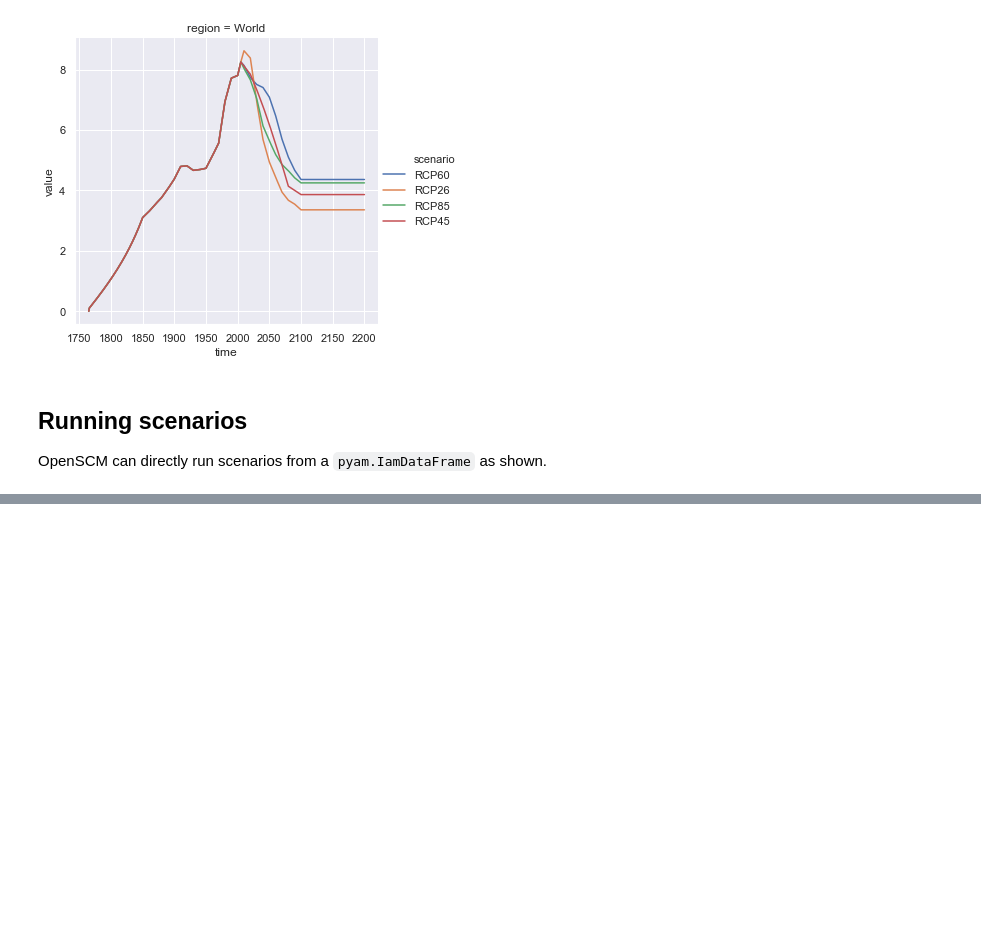
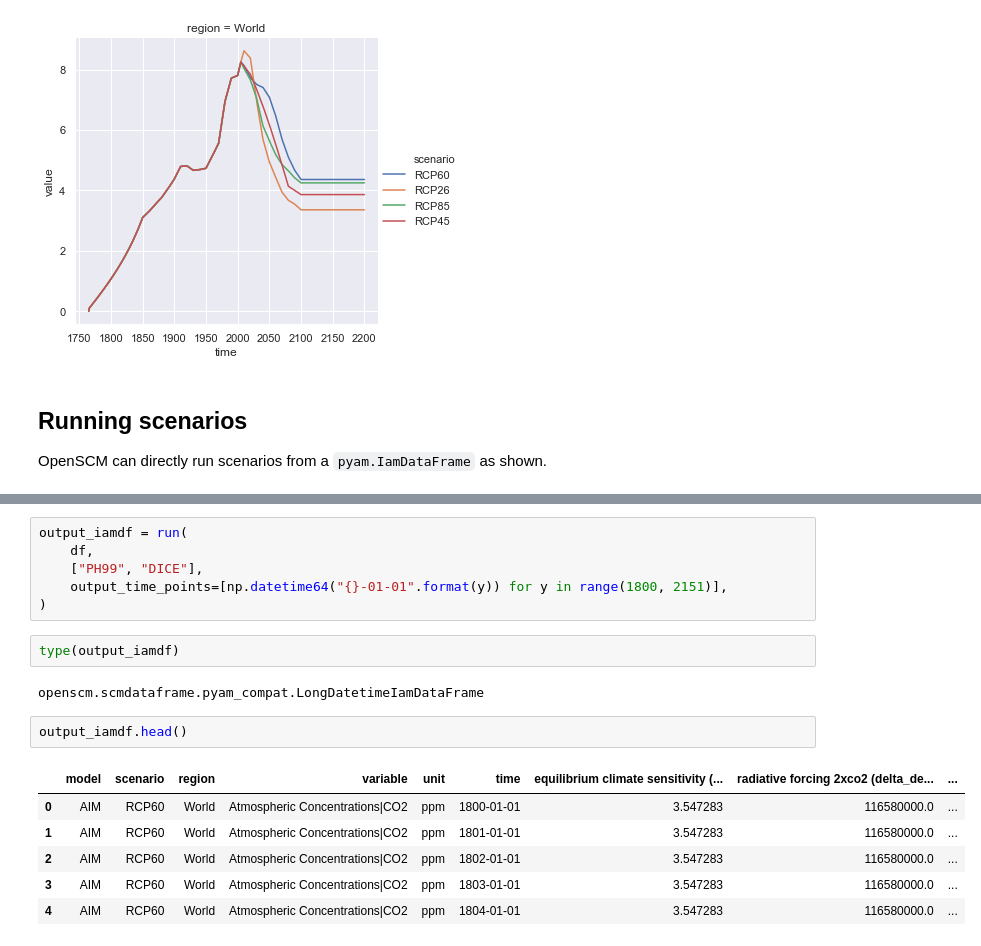
Before and after one commit to openscm/openscm, a Jupyter notebook: notebooks/pyam-integration.ipynb, the cells around one changed output, grey strips where cells are left out. Saved outputs shown, nothing was run; the diff lists cells and outputs as text; blank space fills up the shorter version.

```diff
--- a/notebooks/pyam-integration.ipynb
+++ b/notebooks/pyam-integration.ipynb
@@ -142,0 +118,19 @@ Rounding PH99 timestep to nearest integer
+# %%
+output_iamdf = run(
+    df,
+    ["PH99", "DICE"],
+    output_time_points=[np.datetime64("{}-01-01".format(y)) for y in range(1800, 2151)],
+)
+# %%
+type(output_iamdf)
+# %% [output]
+openscm.scmdataframe.pyam_compat.LongDatetimeIamDataFrame
+# %%
+output_iamdf.head()
+# %% [output]
+|  | model | scenario | region | variable | unit | time | equilibrium climate sensitivity (... | radiative forcing 2xco2 (delta_de... | ... |
+| 0 | AIM | RCP60 | World | Atmospheric Concentrations|CO2 | ppm | 1800-01-01 | 3.547283 | 116580000.0 | ... |
+| 1 | AIM | RCP60 | World | Atmospheric Concentrations|CO2 | ppm | 1801-01-01 | 3.547283 | 116580000.0 | ... |
+| 2 | AIM | RCP60 | World | Atmospheric Concentrations|CO2 | ppm | 1802-01-01 | 3.547283 | 116580000.0 | ... |
+| 3 | AIM | RCP60 | World | Atmospheric Concentrations|CO2 | ppm | 1803-01-01 | 3.547283 | 116580000.0 | ... |
+| 4 | AIM | RCP60 | World | Atmospheric Concentrations|CO2 | ppm | 1804-01-01 | 3.547283 | 116580000.0 | ... |
```
Also changed, not shown: parts of 9 cells of this notebook, 3 other files.
